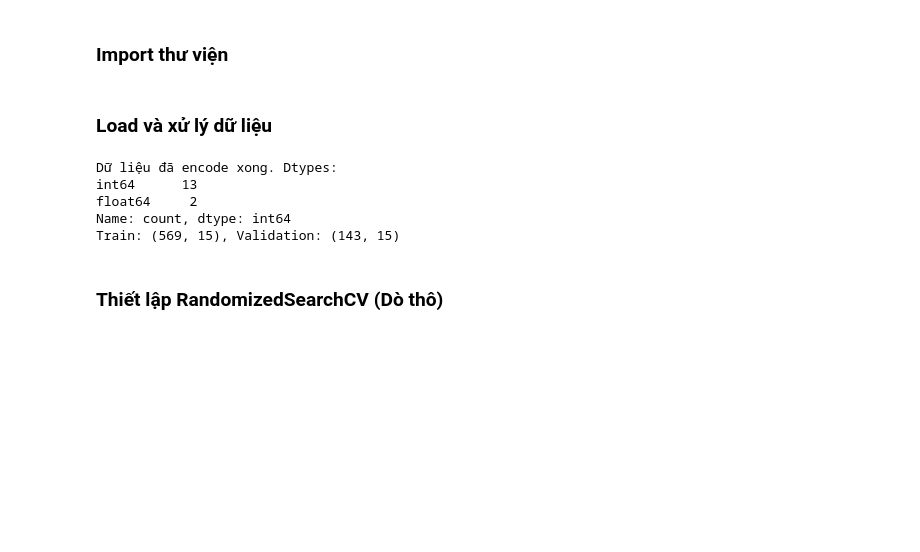
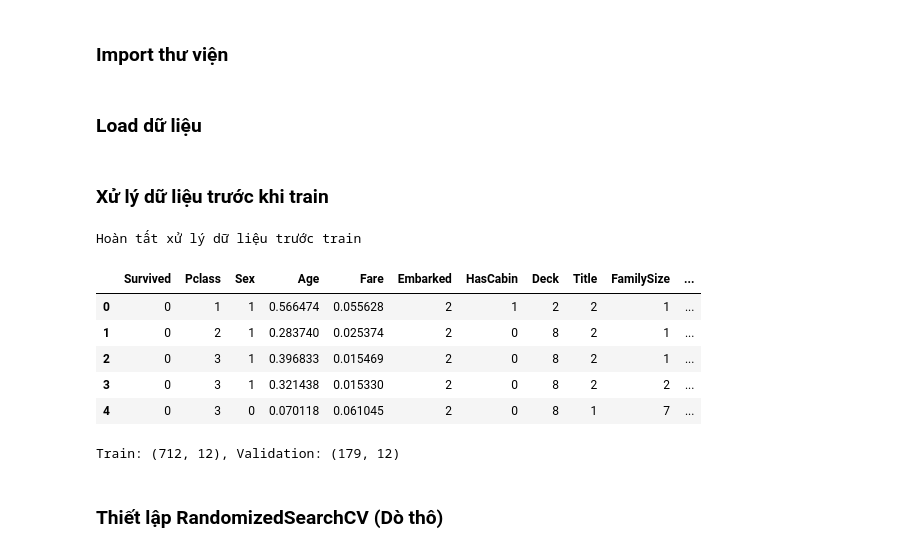
Before and after one commit to bibo0610/sgu25_ml_group, a Jupyter notebook: model/gradient_boosting_tuning.ipynb, the cells around one changed output. Drawn from its saved outputs; the diff is of its cells as text; code cells hidden in the pictures; blank space fills up the shorter version.

```diff
--- a/model/gradient_boosting_tuning.ipynb
+++ b/model/gradient_boosting_tuning.ipynb
@@ -15,31 +15,4 @@ import joblib
 import warnings
 warnings.filterwarnings("ignore")
 # %% [markdown]
-### Load và xử lý dữ liệu
+### Load dữ liệu
-# %%
-train = pd.read_excel("../exps/data/train_feat.xlsx")
-
-# Chia features & target
-X = train.drop("Survived", axis=1)
-y = train["Survived"]
-
-# Chuyển các cột object -> số bằng LabelEncoder
-for col in X.select_dtypes(include="object").columns:
-    le = LabelEncoder()
-    X[col] = le.fit_transform(X[col].astype(str))
-
-print("Dữ liệu đã encode xong. Dtypes:")
-print(X.dtypes.value_counts())
-
-# Tách train / validation
-X_train, X_val, y_train, y_val = train_test_split(
-    X, y, test_size=0.2, random_state=42, stratify=y
-)
-
-print(f"Train: {X_train.shape}, Validation: {X_val.shape}")
-# %% [output]
-Dữ liệu đã encode xong. Dtypes:
-int64      13
-float64     2
-Name: count, dtype: int64
-Train: (569, 15), Validation: (143, 15)
@@ -46,3 +23,46 @@ Train: (569, 15), Validation: (143, 15)
+# %% [markdown]
+### Xử lý dữ liệu trước khi train
+# %%
+# Loại bỏ cột không cần thiết
+drop_cols = ["Ticket", "Cabin", "SibSp", "Parch"]
+for col in drop_cols:
+    if col in df_train.columns:
+        df_train.drop(columns=col, inplace=True, errors="ignore")
+        df_valid.drop(columns=col, inplace=True, errors="ignore")
+        test.drop(columns=col, inplace=True, errors="ignore")
+
+# Xử lý các cột phân loại (Label Encoding)
+cat_cols = df_train.select_dtypes(include="object").columns
+le = LabelEncoder()
+for col in cat_cols:
+    all_vals = pd.concat([df_train[col], df_valid[col], test[col]], axis=0).astype(str)
+    le.fit(all_vals)
+
+    df_train[col] = le.transform(df_train[col].astype(str))
+    df_valid[col] = le.transform(df_valid[col].astype(str))
+    test[col] = le.transform(test[col].astype(str))
+
+print("Hoàn tất xử lý dữ liệu trước train")
+df_train.head()
+# %% [output]
+Hoàn tất xử lý dữ liệu trước train
+|  | Survived | Pclass | Sex | Age | Fare | Embarked | HasCabin | Deck | Title | FamilySize | ... |
+| 0 | 0 | 1 | 1 | 0.566474 | 0.055628 | 2 | 1 | 2 | 2 | 1 | ... |
+| 1 | 0 | 2 | 1 | 0.283740 | 0.025374 | 2 | 0 | 8 | 2 | 1 | ... |
+| 2 | 0 | 3 | 1 | 0.396833 | 0.015469 | 2 | 0 | 8 | 2 | 1 | ... |
+| 3 | 0 | 3 | 1 | 0.321438 | 0.015330 | 2 | 0 | 8 | 2 | 2 | ... |
+| 4 | 0 | 3 | 0 | 0.070118 | 0.061045 | 2 | 0 | 8 | 1 | 7 | ... |
+# %%
+# Chia features & target
+X_train = df_train.drop("Survived", axis=1)
+y_train = df_train["Survived"]
+
+X_valid = df_valid.drop("Survived", axis=1)
+y_valid = df_valid["Survived"]
+
+print(f"Train: {X_train.shape}, Validation: {X_valid.shape}")
+# %% [output]
+Train: (712, 12), Validation: (179, 12)
 # %% [markdown]
 ### Thiết lập RandomizedSearchCV (Dò thô)
 # %%
```
Also changed, not shown: parts of 11 cells of this notebook, 3 other files.
